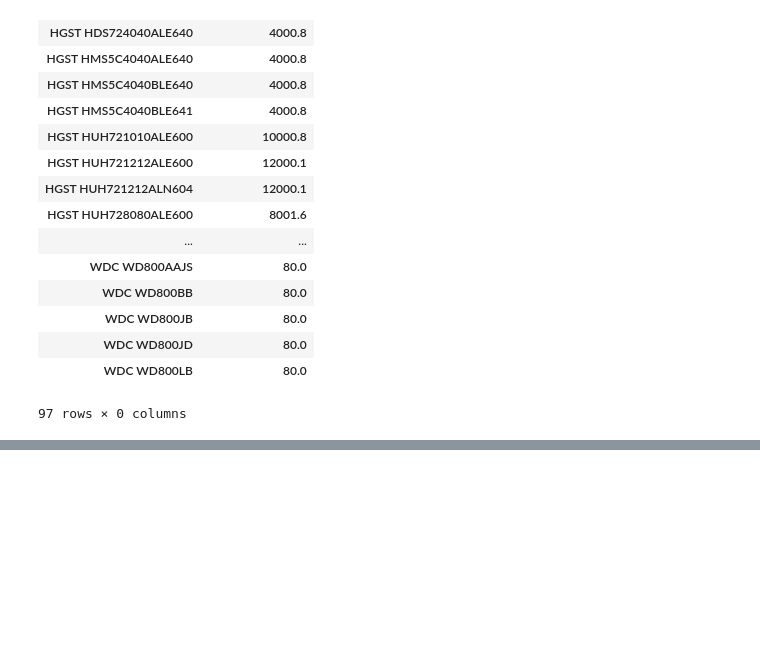
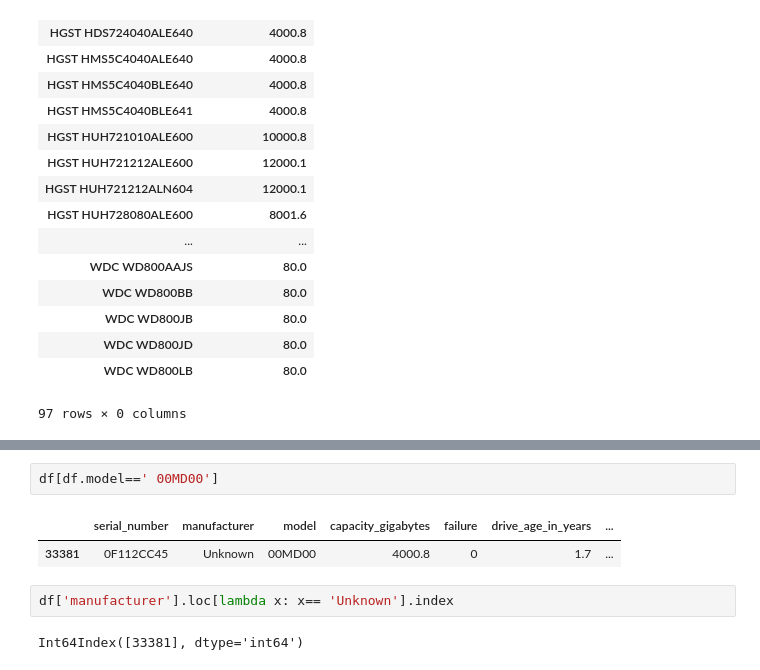
Before and after one commit to just-keep-spinning/hard-drive-project, a Jupyter notebook: tim_capstone_folder/pipeline.ipynb, the cells around one changed output, grey strips where cells are left out. Drawn from its saved outputs; the diff is of its cells as text; blank space fills up the shorter version.

```diff
--- a/tim_capstone_folder/pipeline.ipynb
+++ b/tim_capstone_folder/pipeline.ipynb
@@ -429 +444,10 @@ Int64Index([], dtype='int64')
+# %%
+df[df.model==' 00MD00']
+# %% [output]
+|  | serial_number | manufacturer | model | capacity_gigabytes | failure | drive_age_in_years | ... |
+| 33381 | 0F112CC45 | Unknown | 00MD00 | 4000.8 | 0 | 1.7 | ... |
+# %%
+df['manufacturer'].loc[lambda x: x== 'Unknown'].index
+# %% [output]
+Int64Index([33381], dtype='int64')
 # %%
```
Also changed, not shown: parts of 11 cells of this notebook, 1 other file.
